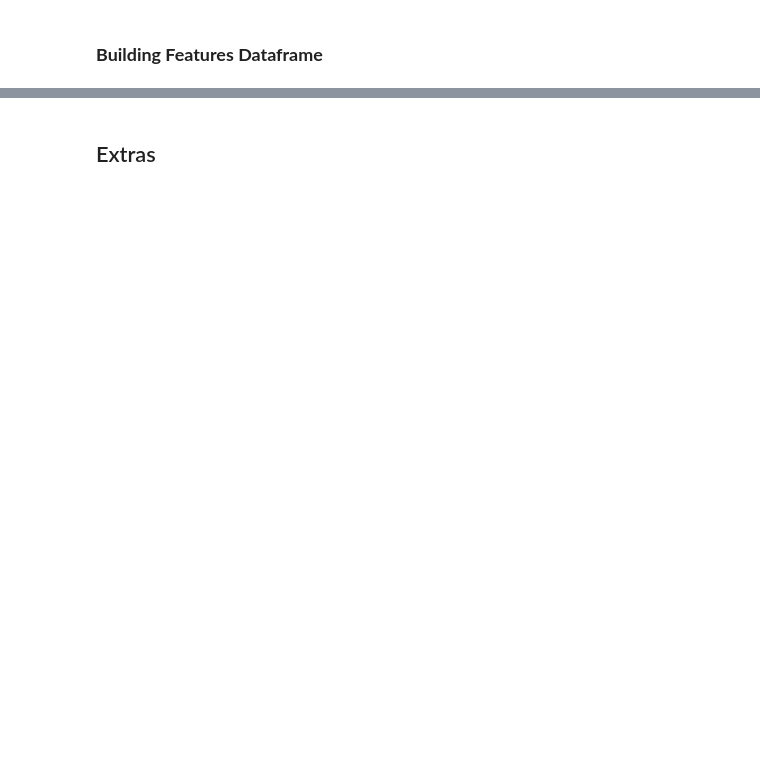
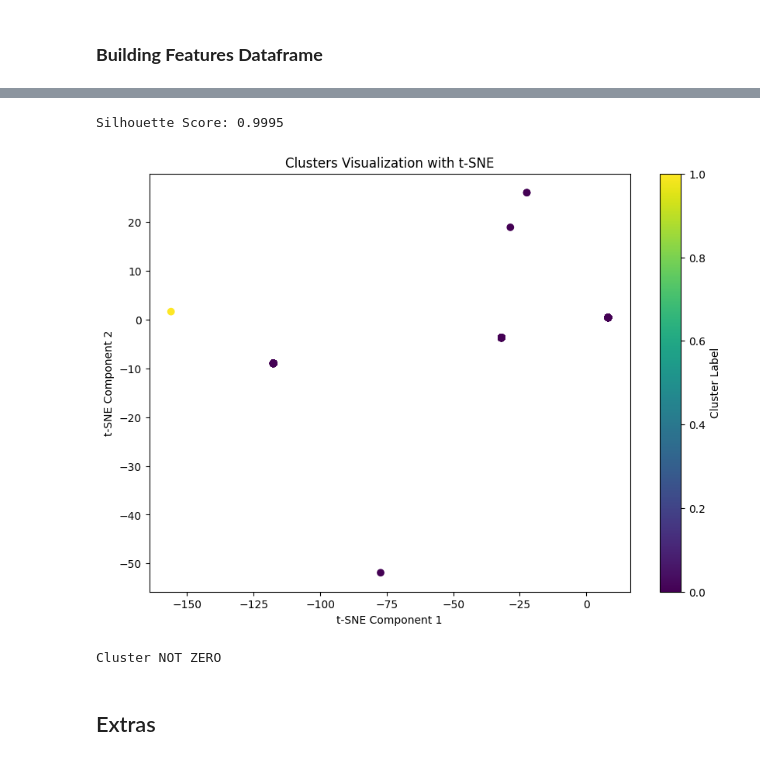
Before and after one commit to brunomfernandes45/emotion-detection, a Jupyter notebook: notebook.ipynb, the cells around one changed output, grey strips where cells are left out. Drawn from its saved outputs; the diff is of its cells as text; code cells hidden in the pictures; blank space fills up the shorter version.

Commit message:
Tried running supervised and unsupervised ML algorithms on the extracted features

```diff
--- a/notebook.ipynb
+++ b/notebook.ipynb
@@ -824,3 +920,54 @@ def create_feature_dataframe_from_df(df, feature_extraction_functions):
+# %%
+# Drop the label column if it exists
+if "emotion" in df.columns:
+    data = df.drop(columns=["emotion"])
+
+# Ensure all features are numeric
+data = data.apply(pd.to_numeric, errors="coerce")
+
+# Handle any missing values if necessary
+data = data.fillna(0)
+
+# Standardize the features
+scaler = StandardScaler()
+data_scaled = scaler.fit_transform(data)
+
+# Apply KMeans clustering algorithm
+kmeans = KMeans(n_clusters=5, random_state=99)  # Adjust n_clusters as needed
+kmeans.fit(data_scaled)
+
+# Get the cluster labels
+labels = kmeans.labels_
+
+# Evaluate the clustering results using silhouette score
+silhouette_avg = silhouette_score(data_scaled, labels)
+print(f"Silhouette Score: {silhouette_avg}")
+
+# Optionally, add the cluster labels to the original dataframe
+data["Cluster"] = labels
+
+# Reduce the data to two dimensions using t-SNE
+tsne = TSNE(n_components=2, random_state=42)
+data_tsne = tsne.fit_transform(data_scaled)
+
+# Create a scatter plot
+plt.figure(figsize=(10, 7))
+plt.scatter(data_tsne[:, 0], data_tsne[:, 1], c=labels, cmap="viridis", marker="o")
+plt.title("Clusters Visualization with t-SNE")
+plt.xlabel("t-SNE Component 1")
+plt.ylabel("t-SNE Component 2")
+plt.colorbar(label="Cluster Label")
+plt.show()
+# %% [output]
+Silhouette Score: 0.9995
+[figure, added]
+# %%
+# print all the values of the labels array
+for label in labels:
+    if label != 0:
+        print("Cluster NOT ZERO")
+# %% [output]
+Cluster NOT ZERO
 # %% [markdown]
 ## Extras
 # %%
```
Also changed, not shown: parts of 22 cells of this notebook.
